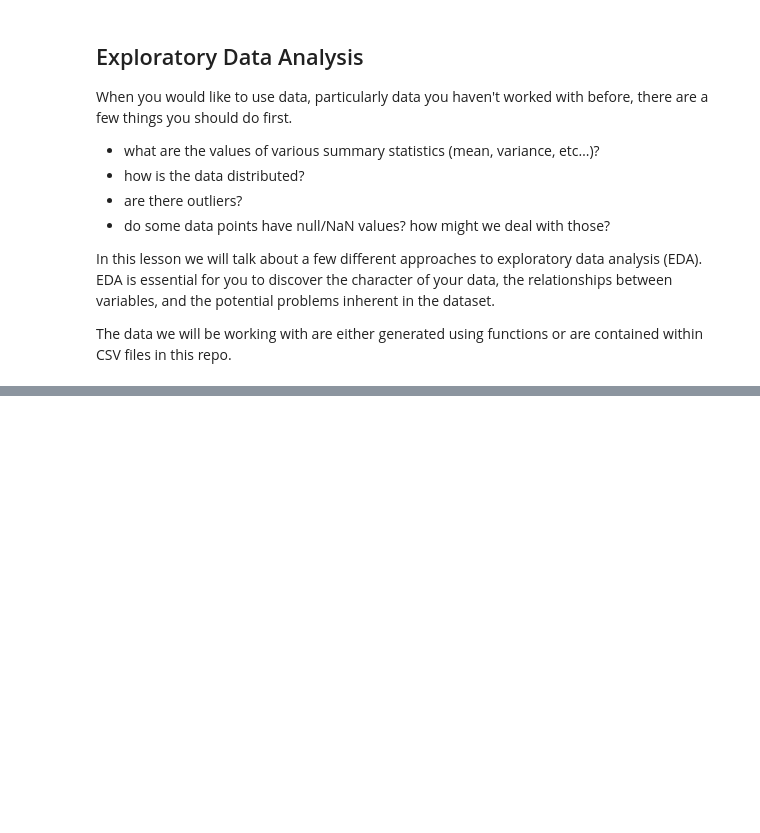
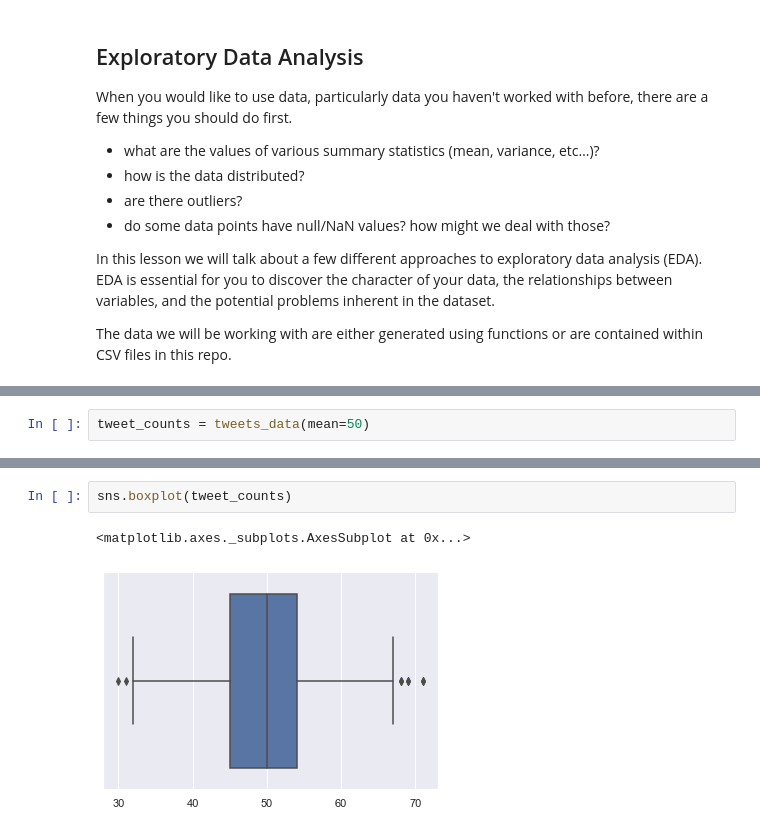
Before and after one commit to zirmite/odsc-2022-statistics, a Jupyter notebook: notebooks/Lesson 1.ipynb, the cells around one changed output, grey strips where cells are left out. Drawn from its saved outputs; the diff is of its cells as text; blank space fills up the shorter version.

```diff
--- a/notebooks/Lesson 1.ipynb
+++ b/notebooks/Lesson 1.ipynb
@@ -31 +31,3 @@ samples = counts_data(mean=sample_mean)
+# %%
+tweet_counts = tweets_data(mean=50)
 # %% [markdown]
@@ -48 +94,6 @@ display(stats.kurtosis(samples))
+# %%
+sns.boxplot(tweet_counts)
+# %% [output]
+<matplotlib.axes._subplots.AxesSubplot at 0x...>
+[figure, added]
 # %%
```
Also changed, not shown: parts of 20 cells of this notebook, 7 other files.
